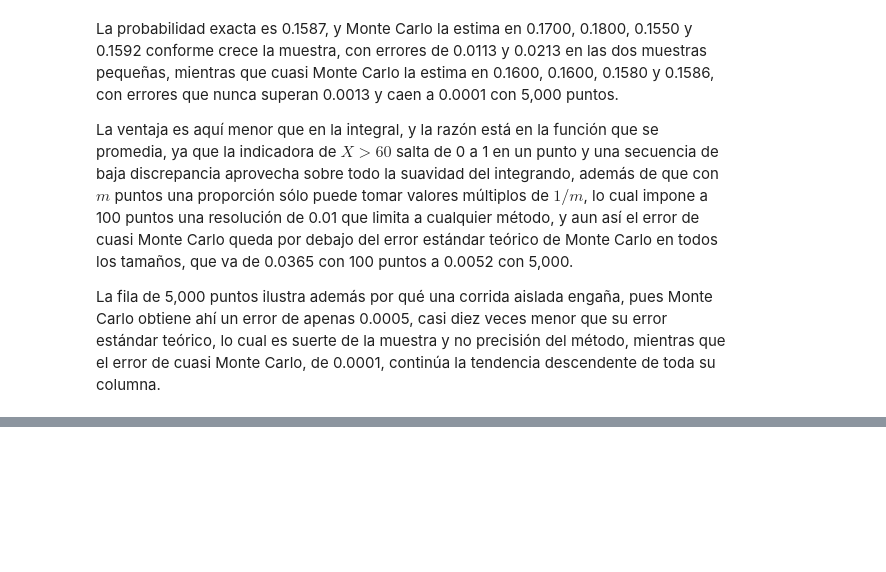
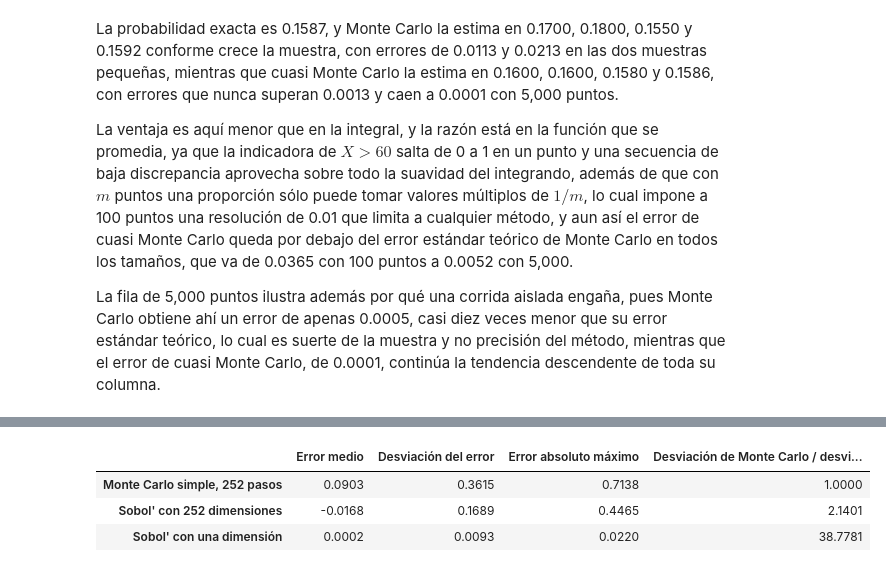
Before and after one commit to Urielledezma/Simulacion-de-Procesos-Financieros, a Jupyter notebook: C15 - Cuasi Montecarlo.ipynb, the cells around one changed output, grey strips where cells are left out. Cells and saved outputs as stored; diff of their text form; code cells hidden in the pictures; blank space fills up the shorter version.

```diff
--- a/C15 - Cuasi Montecarlo.ipynb
+++ b/C15 - Cuasi Montecarlo.ipynb
@@ -250,0 +342,9 @@ La fila de 5,000 puntos ilustra además por qué una corrida aislada engaña, pu
+# %%
+bs_eu_call = bs(S0, K, r, sigma=std, call = True, T=T, q=0)
+precio_qmc = descuento * call_europea.mean()
+
+print(f'Call europea por Black-Scholes: {bs_eu_call:.4f}')
+print(f'Call europea por cuasi Monte Carlo: {precio_qmc:.4f}')
+print(f'Diferencia del Quasimontecarlo con 1024 simulaciones {precio_qmc - bs_eu_call:.4f}')
+print(f'Error relativo: {(precio_qmc - bs_eu_call) / bs_eu_call:.2%}')
+print(f'Error estándar de Monte Carlo con {M} trayectorias: {descuento * call_europea.std(ddof=1) / np.sqrt(M):.4f}')
@@ -250,0 +365,35 @@ La fila de 5,000 puntos ilustra además por qué una corrida aislada engaña, pu
+# %%
+Mezclas = 30
+Errores = {
+    "Monte Carlo simple, 252 pasos": [],
+    "Sobol' con 252 dimensiones": [],
+    "Sobol' con una dimensión": [],
+}
+
+for semilla in range(Mezclas):
+    Z_mc = np.random.default_rng(semilla).standard_normal((M, n))
+    ST_mc = S0 * np.exp((r - 0.5 * std ** 2) * T + std * np.sqrt(T / n) * Z_mc.sum(axis=1))
+    Errores["Monte Carlo simple, 252 pasos"].append(descuento * np.maximum(ST_mc - K, 0).mean() - bs_eu_call)
+
+    paths_qmc = create_paths(S0, r, std, T, n, M, rng=semilla)
+    Errores["Sobol' con 252 dimensiones"].append(descuento * payoff_europea(paths_qmc, K).mean() - bs_eu_call)
+
+    Z_1d = norm.ppf(qmc.Sobol(d=1, scramble=True, rng=semilla).random(M)).ravel()
+    ST_1d = S0 * np.exp((r - 0.5 * std ** 2) * T + std * np.sqrt(T) * Z_1d)
+    Errores["Sobol' con una dimensión"].append(descuento * np.maximum(ST_1d - K, 0).mean() - bs_eu_call)
+
+Errores = pd.DataFrame(Errores)
+Comparacion_Mezclas = pd.DataFrame({
+    "Error medio": Errores.mean(),
+    "Desviación del error": Errores.std(ddof=1),
+    "Error absoluto máximo": Errores.abs().max(),
+})
+Comparacion_Mezclas["Desviación de Monte Carlo / desviación del método"] = (
+    Comparacion_Mezclas["Desviación del error"].iloc[0] / Comparacion_Mezclas["Desviación del error"]
+)
+Comparacion_Mezclas.round(4)
+# %% [output]
+|  | Error medio | Desviación del error | Error absoluto máximo | Desviación de Monte Carlo / desvi... |
+| Monte Carlo simple, 252 pasos | 0.0903 | 0.3615 | 0.7138 | 1.0000 |
+| Sobol' con 252 dimensiones | -0.0168 | 0.1689 | 0.4465 | 2.1401 |
+| Sobol' con una dimensión | 0.0002 | 0.0093 | 0.0220 | 38.7781 |
```
Also changed, not shown: parts of 18 cells of this notebook, 1 other file.
